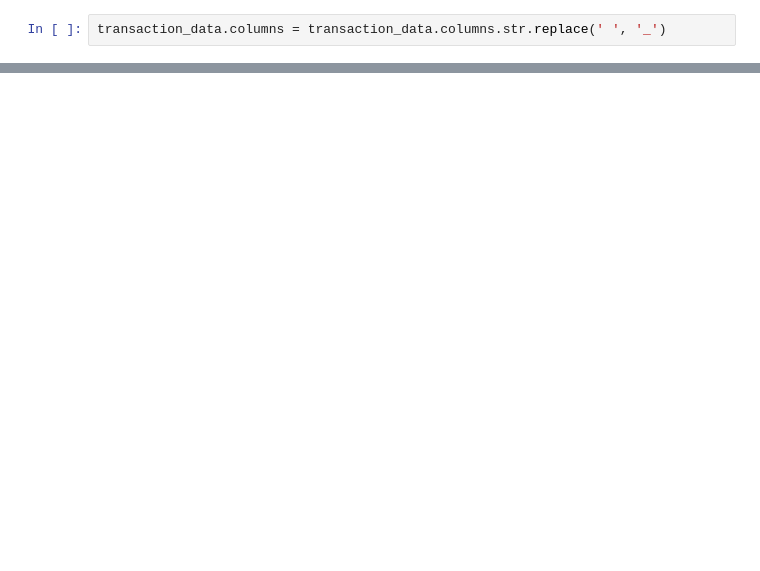
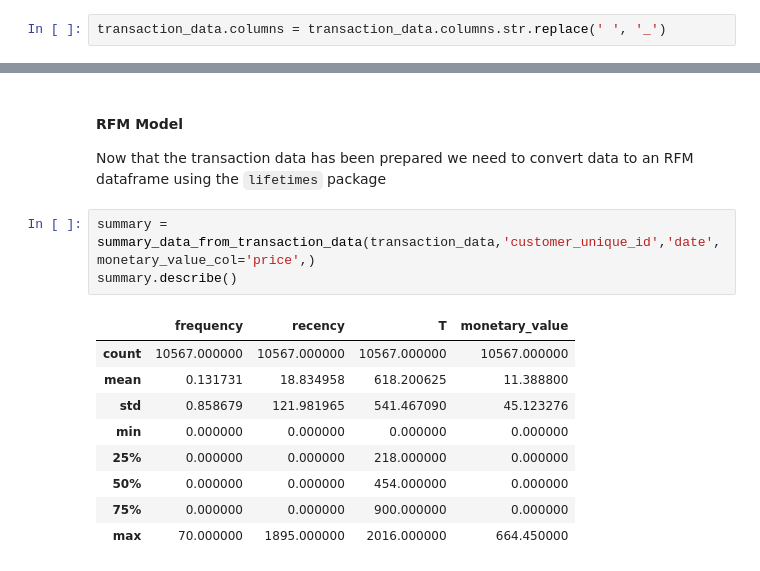
Before and after one commit to dc-larson/Insight_Data_Project, a Jupyter notebook: Online_transactions.ipynb, the cells around one changed output, grey strips where cells are left out. Saved outputs shown, nothing was run; the diff lists cells and outputs as text; blank space fills up the shorter version.

Commit message:
Saving my progress prior to RFM Modeling

```diff
--- a/Online_transactions.ipynb
+++ b/Online_transactions.ipynb
@@ -128,0 +202,17 @@ list(transaction_data.columns)
+# %% [markdown]
+#### RFM Model
+
+Now that the transaction data has been prepared we need to convert data to an RFM dataframe using the `lifetimes` package
+# %%
+summary = summary_data_from_transaction_data(transaction_data,'customer_unique_id','date',monetary_value_col='price',)
+summary.describe()
+# %% [output]
+|  | frequency | recency | T | monetary_value |
+| count | 10567.000000 | 10567.000000 | 10567.000000 | 10567.000000 |
+| mean | 0.131731 | 18.834958 | 618.200625 | 11.388800 |
+| std | 0.858679 | 121.981965 | 541.467090 | 45.123276 |
+| min | 0.000000 | 0.000000 | 0.000000 | 0.000000 |
+| 25% | 0.000000 | 0.000000 | 218.000000 | 0.000000 |
+| 50% | 0.000000 | 0.000000 | 454.000000 | 0.000000 |
+| 75% | 0.000000 | 0.000000 | 900.000000 | 0.000000 |
+| max | 70.000000 | 1895.000000 | 2016.000000 | 664.450000 |
```
Also changed, not shown: parts of 12 cells of this notebook.
